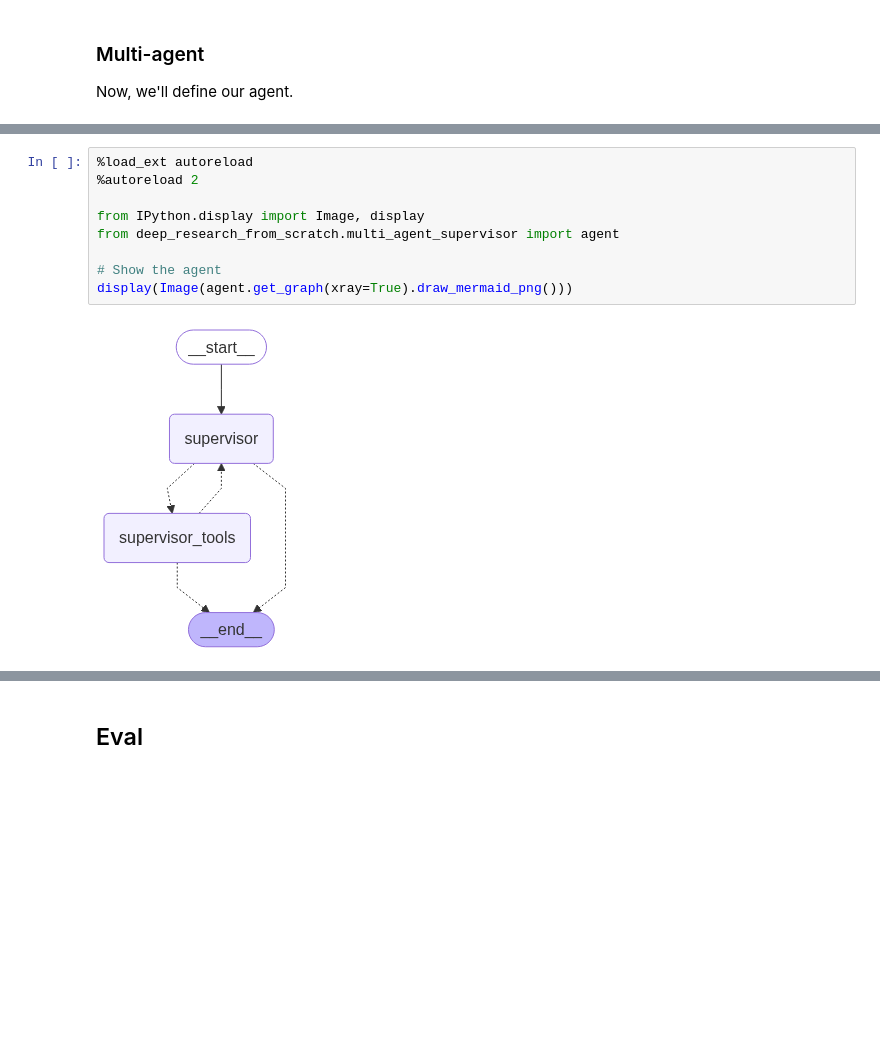
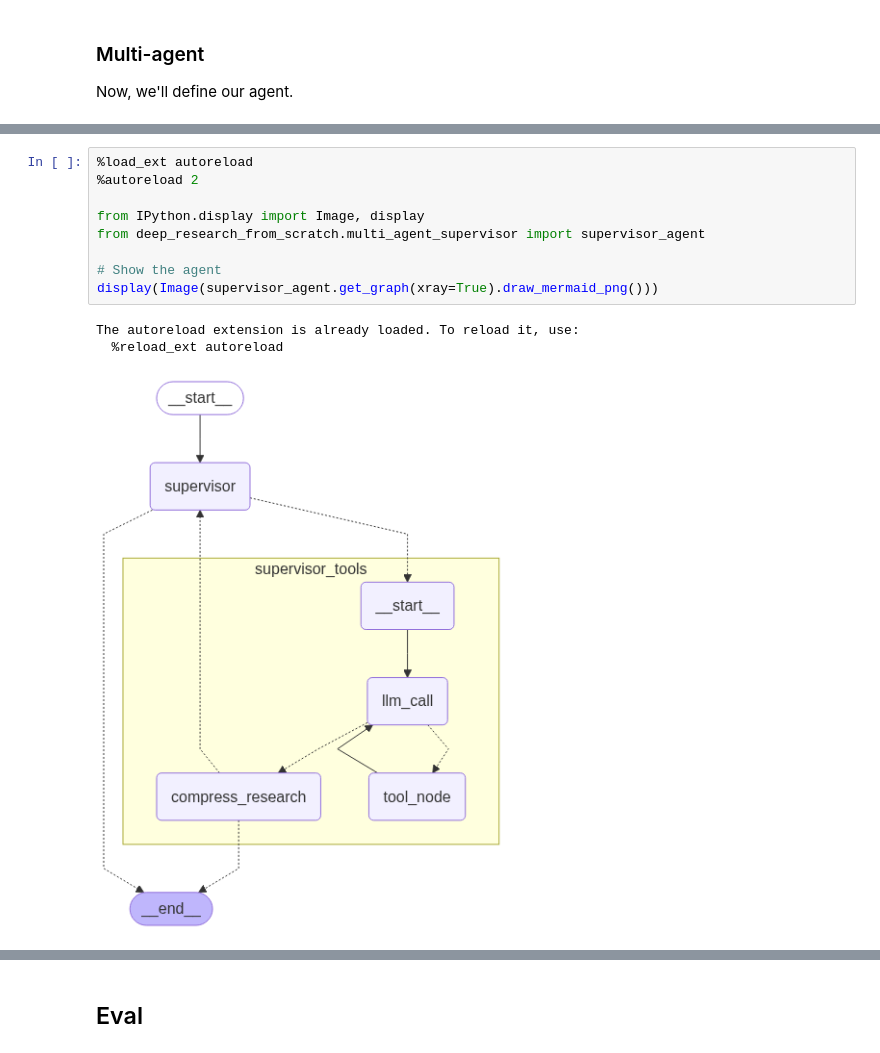
Before and after one commit to zriraum/Deep-research-, a Jupyter notebook: notebooks/4_research_supervisor.ipynb, the cells around one changed output, grey strips where cells are left out. Cells and saved outputs as stored; diff of their text form; blank space fills up the shorter version.

```diff
--- a/notebooks/4_research_supervisor.ipynb
+++ b/notebooks/4_research_supervisor.ipynb
@@ -400,14 +288,16 @@ Overwriting ../src/deep_research_from_scratch/multi_agent_supervisor.py
 # %%
 %load_ext autoreload
 %autoreload 2
 
 from IPython.display import Image, display
-from deep_research_from_scratch.multi_agent_supervisor import agent
+from deep_research_from_scratch.multi_agent_supervisor import supervisor_agent
 
 # Show the agent
-display(Image(agent.get_graph(xray=True).draw_mermaid_png()))
+display(Image(supervisor_agent.get_graph(xray=True).draw_mermaid_png()))
 # %% [output]
+The autoreload extension is already loaded. To reload it, use:
+  %reload_ext autoreload
-[figure, old version]
+[figure, new version]
 # %%
 # Run the multi-agent supervisor agent
 from utils import format_messages
```
Also changed, not shown: parts of 3 cells of this notebook, 20 other files.
